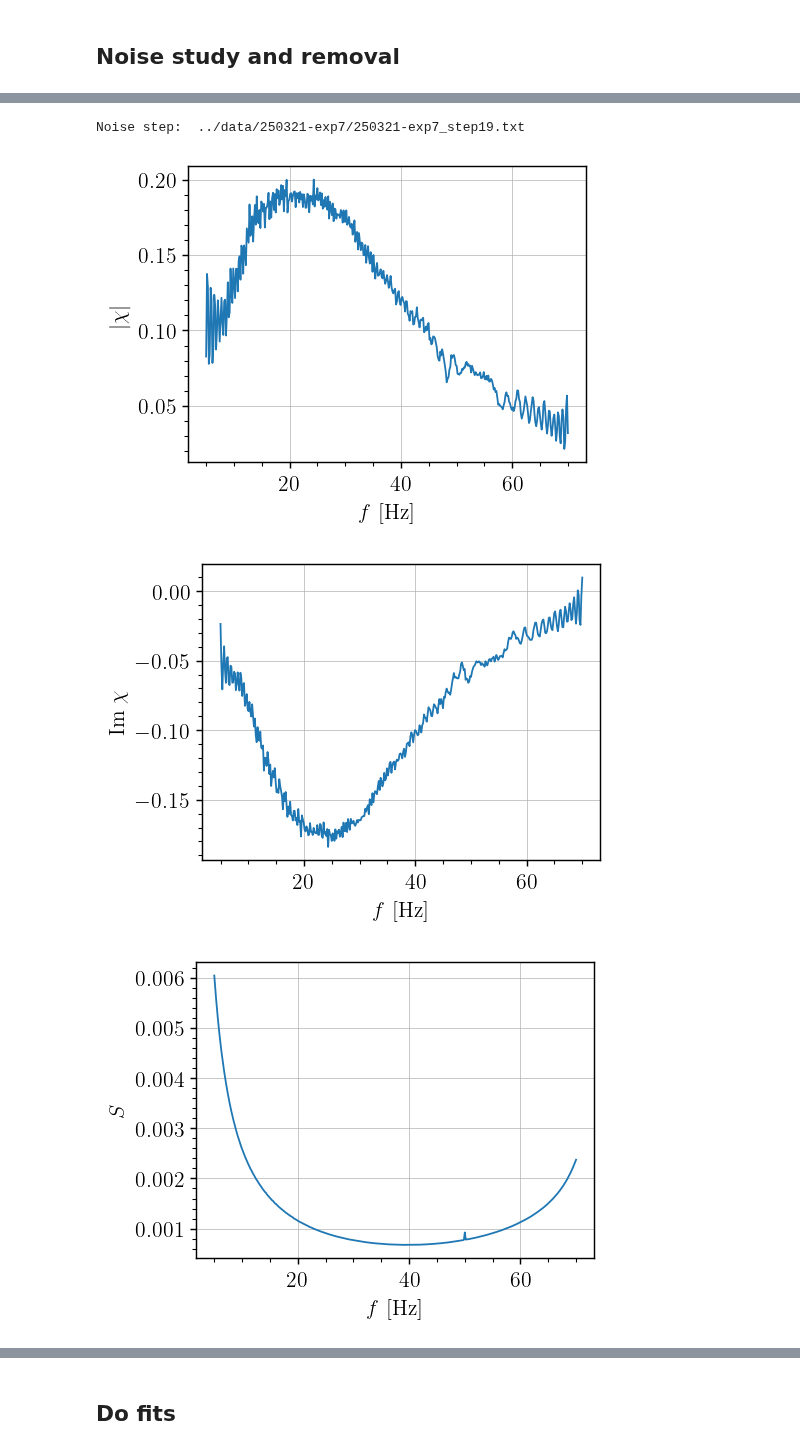
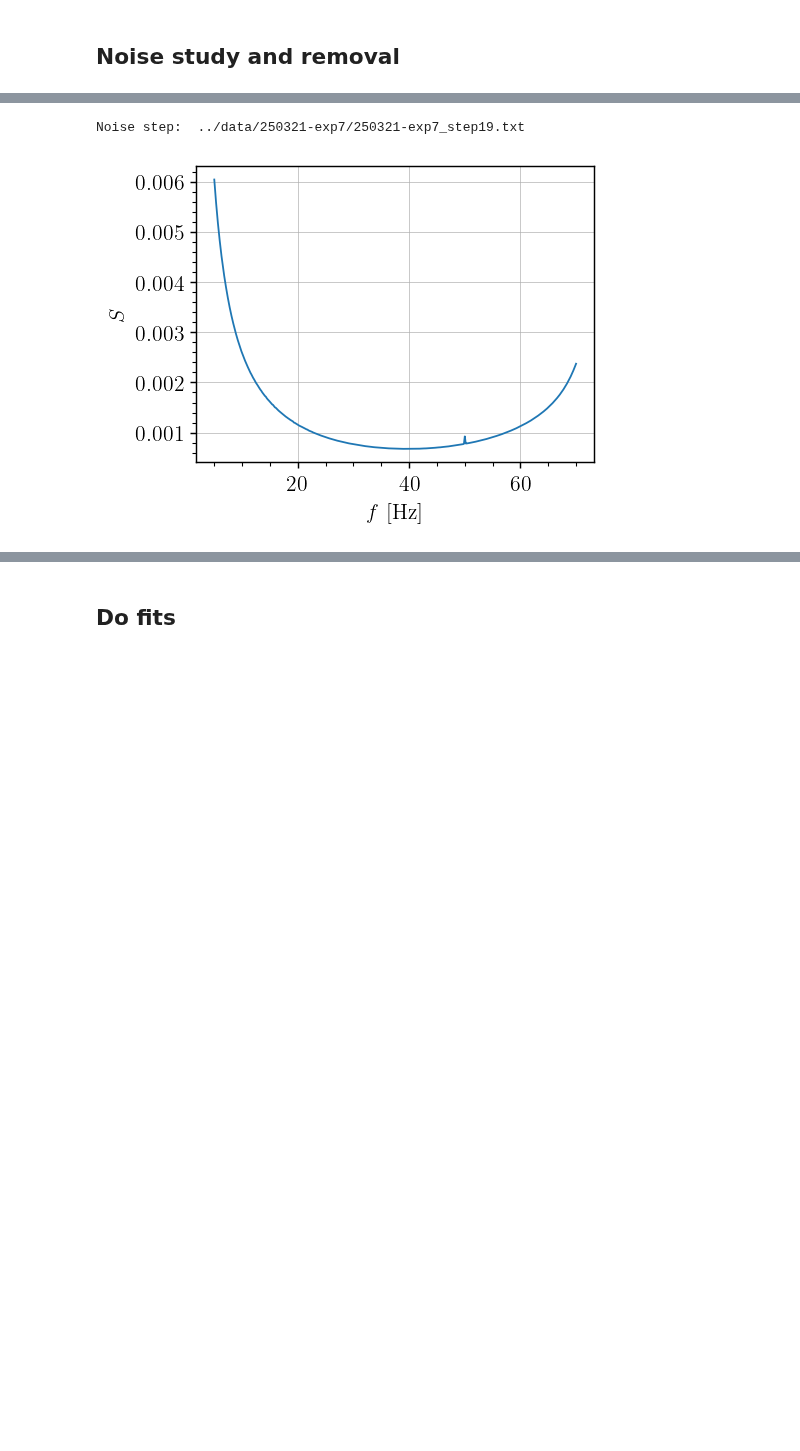
Before and after one commit to TomVdt/TPIII, a Jupyter notebook: 05-milieux-granulaires/analyse/exp1_friction.ipynb, the cells around one changed output, grey strips where cells are left out. Drawn from its saved outputs; the diff is of its cells as text; code cells hidden in the pictures; blank space fills up the shorter version.

```diff
--- a/05-milieux-granulaires/analyse/exp1_friction.ipynb
+++ b/05-milieux-granulaires/analyse/exp1_friction.ipynb
@@ -29,26 +28,11 @@ WARNING: data is fucked for ../data/250321-exp7/250321-exp7_step11.txt
 # %%
 noise = data[-1]
 print("Noise step: ", noise.filename)
-
-# === Susceptibility (absolute value)===
-plt.plot(noise.freqs, noise.chi_abs)
-plt.xlabel("$f$ [Hz]")
-plt.ylabel("$| \\chi |$")
-plt.show()
-
-# === Susceptibility (imaginary part)===
-plt.plot(noise.freqs, noise.chi_im)
-plt.xlabel("$f$ [Hz]")
-plt.ylabel("{Im} $\\chi $")
-plt.show()
-
 # === Power Spectral Density
 plt.plot(noise.freqs, noise.psd)
 plt.xlabel("$f$ [Hz]")
 plt.ylabel("$S$")
 plt.show()
 # %% [output]
 Noise step:  ../data/250321-exp7/250321-exp7_step19.txt
-[figure, old version]
+[figure, new version]
-[figure, removed]
-[figure, removed]
```
Also changed, not shown: parts of 13 cells of this notebook.
